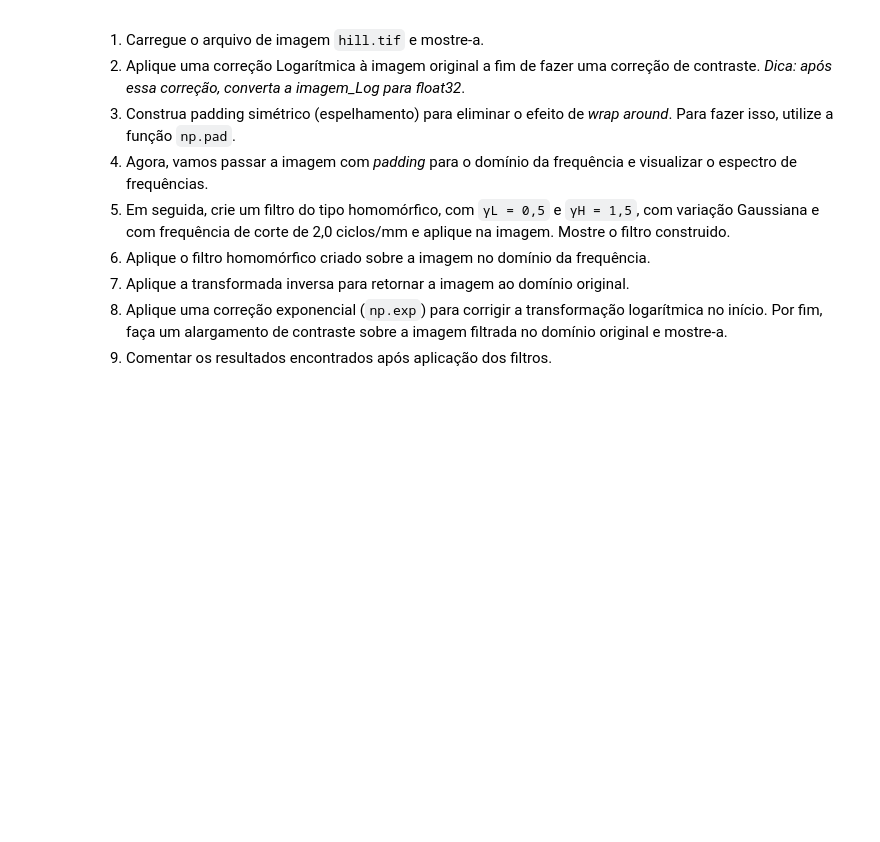
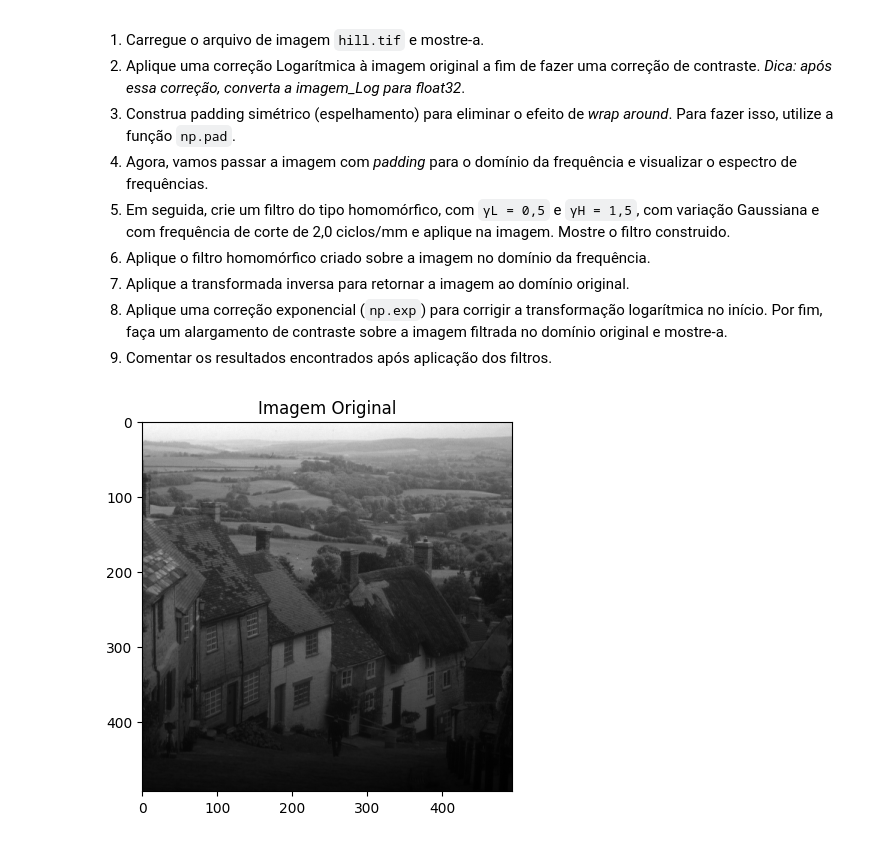
Before and after one commit to BrunoSantAnna/SEL0449_Lista_6, a Jupyter notebook: Lista_de_Exercicio_6.ipynb, the cells around one changed output. Drawn from its saved outputs; the diff is of its cells as text; code cells hidden in the pictures; blank space fills up the shorter version.

```diff
--- a/Lista_de_Exercicio_6.ipynb
+++ b/Lista_de_Exercicio_6.ipynb
@@ -138,0 +382,86 @@ Agora vamos trabalhar o realce corrigindo uma imagem com iluminação não unifo
+# %%
+## -- Seu código começa AQUI -- ##
+# Carregando e mostrando a imagem
+img3 = cv.imread('hill.tif', cv.IMREAD_UNCHANGED)
+
+plt.title('Imagem Original')
+plt.imshow(img3, cmap='gray')
+plt.show()
+
+c1 = 255/(np.log10(img3.max()+1))
+img3 = (c1*np.log10(img3.astype(np.uint8) + 1.00001)).astype(np.float32)
+
+# Fazendo o padding
+M, N = img3.shape
+
+Mf = 2*M
+Nf = 2*N
+cx = M
+cy = N
+
+img3 = np.pad(img3, ((0,M),(0,N)), mode='symmetric')
+
+# Passando a imagem para o domínio da frequência
+
+f3 = np.fft.fftshift(np.fft.fft2(img3))
+f3_mag = 20*np.log(abs(f3) + 1)
+
+# Mostrando a magnitude do espectro
+plt.title('Espectro de frequências')
+plt.imshow(f3_mag, cmap='gray')
+plt.show()
+
+# Calculando D0
+DPI = 500
+CPM = 2
+
+delta_x = 25.4/DPI
+delta_u = 1/(2*M*delta_x)
+D0 = CPM/delta_u
+
+# Implementando o filtro gaussiano
+gauss_lp = np.zeros((2*M, 2*N))
+
+for x in range(2*M):
+    for y in range(2*N):
+        dist = np.sqrt((x-cx)**2 + (y-cy)**2)
+        gauss_lp[x,y] = np.exp(-dist/(2*D0))
+
+gauss_hp = 1 - gauss_lp
+
+# Implementando o filtro homomórfico
+gamma_L = 0.5
+gamma_H = 1.5
+
+H = (gamma_H - gamma_L)*gauss_hp + gamma_L
+H_mag = 20*np.log(np.abs(H)+1)
+
+
+# Mostrando o espectro de frequências
+plt.title('Magnitude filtro homomórfico')
+plt.imshow(H_mag, cmap='gray')
+plt.show()
+
+# Aplicando o filtro
+f3_H = H*f3
+
+#Realizando a transformada inversa
+img3_filtered = np.abs(np.fft.ifft2(np.fft.ifftshift(f3_H)))
+img3_filtered = img3_filtered[0:M,0:N]
+
+# Correção exponencial e alargamento de contraste
+img3_filtered = np.exp(img3_filtered/c1)
+
+img3_filtered = 255/(img3_filtered.max()-img3_filtered.min())*(img3_filtered-img3_filtered.min())
+# Mostrando a imagem final
+plt.title('Imagem Filtrada')
+plt.imshow(img3_filtered, cmap='gray', vmax=255, vmin=0)
+plt.show()
+
+## -- Seu código termina AQUI -- ##
+
+## Comentários:
+# A imagem, depois da transformação homomórfica, ficou com a iluminação corrigida,
+# sendo possível ver melhor os detalhes e com iluminação mais homogênea
+# %% [output]
+[figure, added]
```
Also changed, not shown: parts of 7 cells of this notebook.
